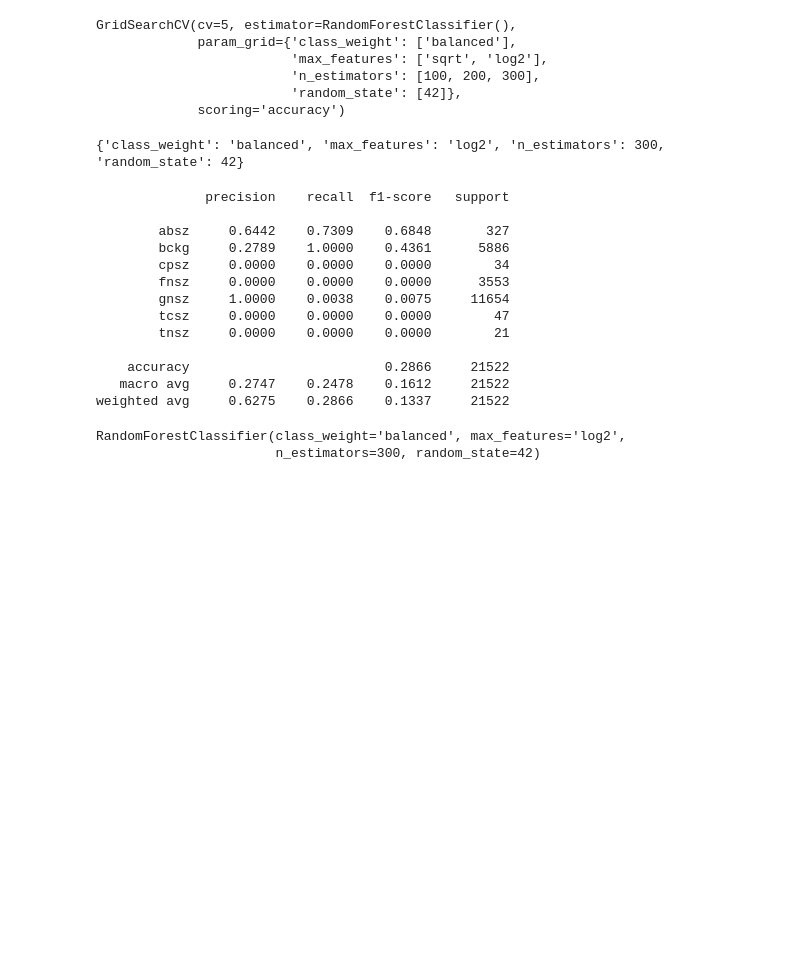
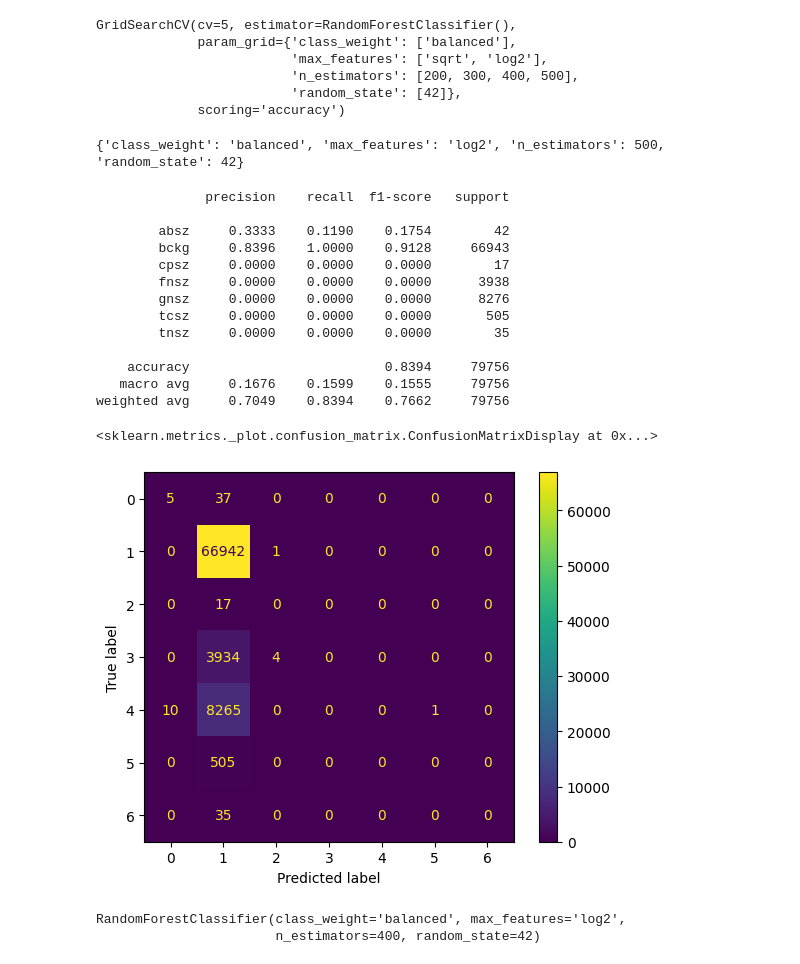
Before and after one commit to gale1432/first_tests, a Jupyter notebook: random_forest_test.ipynb, the cells around one changed output. Saved outputs shown, nothing was run; the diff lists cells and outputs as text; code cells hidden in the pictures; blank space fills up the shorter version.

```diff
--- a/random_forest_test.ipynb
+++ b/random_forest_test.ipynb
@@ -16,7 +18,7 @@ eval_x, eval_y = joblib.load('eval_dwt_four.sav')"""
 # %%
-dev_x = np.load('wpd/dev_x.npy', allow_pickle=True)
-dev_y = np.load('wpd/dev_y.npy', allow_pickle=True)
-eval_x = np.load('wpd/eval_x.npy', allow_pickle=True)
-eval_y = np.load('wpd/eval_y.npy', allow_pickle=True)
-train_x = np.load('wpd/train_x.npy', allow_pickle=True)
-train_y = np.load('wpd/train_y.npy', allow_pickle=True)
+dev_x = np.load('wpd/without_ar/dev_x.npy', allow_pickle=True)
+dev_y = np.load('wpd/without_ar/dev_y.npy', allow_pickle=True)
+eval_x = np.load('wpd/without_ar/eval_x.npy', allow_pickle=True)
+eval_y = np.load('wpd/without_ar/eval_y.npy', allow_pickle=True)
+train_x = np.load('wpd/without_ar/train_x.npy', allow_pickle=True)
+train_y = np.load('wpd/without_ar/train_y.npy', allow_pickle=True)
@@ -54,27 +48,32 @@ pipeline = Pipeline([
 train_x = pipeline.fit_transform(train_x)
 dev_x = pipeline.transform(dev_x)
 eval_x = pipeline.transform(eval_x)
+# %%
+sm = SMOTE(random_state=42)
+#sm_train_x, sm_train_y = sm.fit_resample(train_x, train_y)
+train_x, train_y = sm.fit_resample(train_x, train_y)
 # %%
 param_grid = {
-    'n_estimators': [100, 200, 300], 'class_weight': ['balanced'],
+    'n_estimators': [200, 300, 400, 500], 'class_weight': ['balanced'],
     'max_features': ['sqrt', 'log2'], 'random_state': [42]
 }
 # %%
 forest_model = RandomForestClassifier()
 grid_search_md = GridSearchCV(forest_model, param_grid, cv=5, scoring='accuracy')
+#grid_search_md.fit(sm_train_x, sm_train_y)
 grid_search_md.fit(train_x, train_y)
 # %% [output]
 GridSearchCV(cv=5, estimator=RandomForestClassifier(),
              param_grid={'class_weight': ['balanced'],
                          'max_features': ['sqrt', 'log2'],
-                         'n_estimators': [100, 200, 300],
+                         'n_estimators': [200, 300, 400, 500],
                          'random_state': [42]},
              scoring='accuracy')
 # %%
 final_model = grid_search_md.best_estimator_
 print(grid_search_md.best_params_)
 # %% [output]
-{'class_weight': 'balanced', 'max_features': 'log2', 'n_estimators': 300, 'random_state': 42}
+{'class_weight': 'balanced', 'max_features': 'log2', 'n_estimators': 500, 'random_state': 42}
 # %%
 pred = final_model.predict(dev_x)
 report = classification_report(dev_y, pred, digits=4, zero_division=0)
@@ -83,23 +82,30 @@ print(report)
 # %% [output]
               precision    recall  f1-score   support
 
-        absz     0.6442    0.7309    0.6848       327
-        bckg     0.2789    1.0000    0.4361      5886
-        cpsz     0.0000    0.0000    0.0000        34
-        fnsz     0.0000    0.0000    0.0000      3553
-        gnsz     1.0000    0.0038    0.0075     11654
-        tcsz     0.0000    0.0000    0.0000        47
-        tnsz     0.0000    0.0000    0.0000        21
+        absz     0.3333    0.1190    0.1754        42
+        bckg     0.8396    1.0000    0.9128     66943
+        cpsz     0.0000    0.0000    0.0000        17
+        fnsz     0.0000    0.0000    0.0000      3938
+        gnsz     0.0000    0.0000    0.0000      8276
+        tcsz     0.0000    0.0000    0.0000       505
+        tnsz     0.0000    0.0000    0.0000        35
 
-    accuracy                         0.2866     21522
-   macro avg     0.2747    0.2478    0.1612     21522
-weighted avg     0.6275    0.2866    0.1337     21522
+    accuracy                         0.8394     79756
+   macro avg     0.1676    0.1599    0.1555     79756
+weighted avg     0.7049    0.8394    0.7662     79756
+# %%
+cm = confusion_matrix(dev_y, pred)
+disp = ConfusionMatrixDisplay(confusion_matrix=cm)
+disp.plot()
+# %% [output]
+<sklearn.metrics._plot.confusion_matrix.ConfusionMatrixDisplay at 0x...>
+[figure, added]
 # %%
-no_opt_model = RandomForestClassifier(n_estimators=300, random_state=42, class_weight='balanced', max_features='log2')
+no_opt_model = RandomForestClassifier(n_estimators=400, random_state=42, class_weight='balanced', max_features='log2')
 no_opt_model.fit(train_x, train_y)
 # %% [output]
 RandomForestClassifier(class_weight='balanced', max_features='log2',
-                       n_estimators=300, random_state=42)
+                       n_estimators=400, random_state=42)
 # %%
 pred = no_opt_model.predict(dev_x)
 report = classification_report(dev_y, pred, digits=4, zero_division=0)
```
Also changed, not shown: parts of 7 cells of this notebook, 4 other files.
